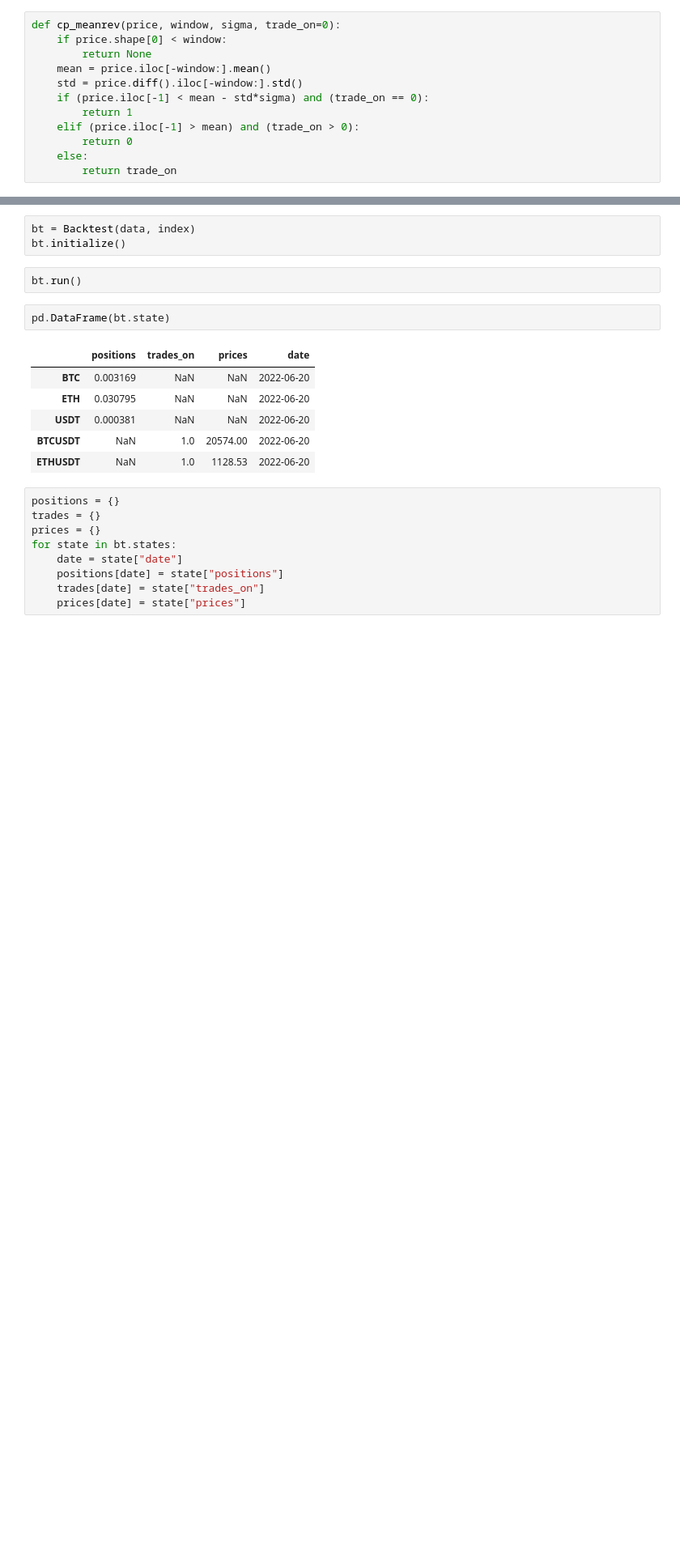
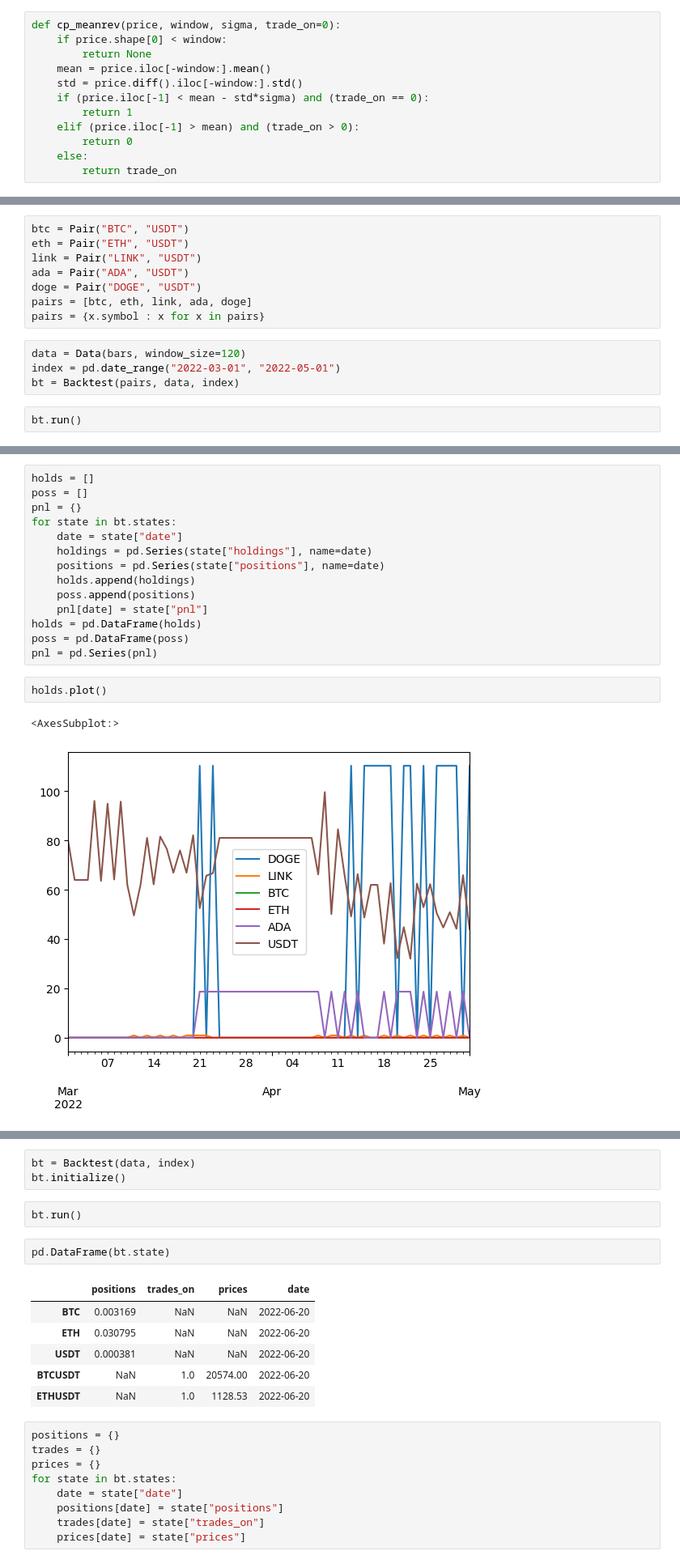
Before and after one commit to phlindg123/Trader, a Jupyter notebook: notebooks/new pnl.ipynb, the cells around one changed output, grey strips where cells are left out. Shown at 81% size. Cells and saved outputs as stored; diff of their text form; blank space fills up the shorter version.

```diff
--- a/notebooks/new pnl.ipynb
+++ b/notebooks/new pnl.ipynb
@@ -51,0 +204,14 @@ def cp_trend(price, window, trade_on=0):
+# %%
+btc = Pair("BTC", "USDT")
+eth = Pair("ETH", "USDT")
+link = Pair("LINK", "USDT")
+ada = Pair("ADA", "USDT")
+doge = Pair("DOGE", "USDT")
+pairs = [btc, eth, link, ada, doge]
+pairs = {x.symbol : x for x in pairs}
+# %%
+data = Data(bars, window_size=120)
+index = pd.date_range("2022-03-01", "2022-05-01")
+bt = Backtest(pairs, data, index)
+# %%
+bt.run()
@@ -51,0 +240,19 @@ def cp_trend(price, window, trade_on=0):
+# %%
+holds = []
+poss = []
+pnl = {}
+for state in bt.states:
+    date = state["date"]
+    holdings = pd.Series(state["holdings"], name=date)
+    positions = pd.Series(state["positions"], name=date)
+    holds.append(holdings)
+    poss.append(positions)
+    pnl[date] = state["pnl"]
+holds = pd.DataFrame(holds)
+poss = pd.DataFrame(poss)
+pnl = pd.Series(pnl)
+# %%
+holds.plot()
+# %% [output]
+<AxesSubplot:>
+[figure, added]
```
Also changed, not shown: parts of 21 cells of this notebook, 4 other files.
